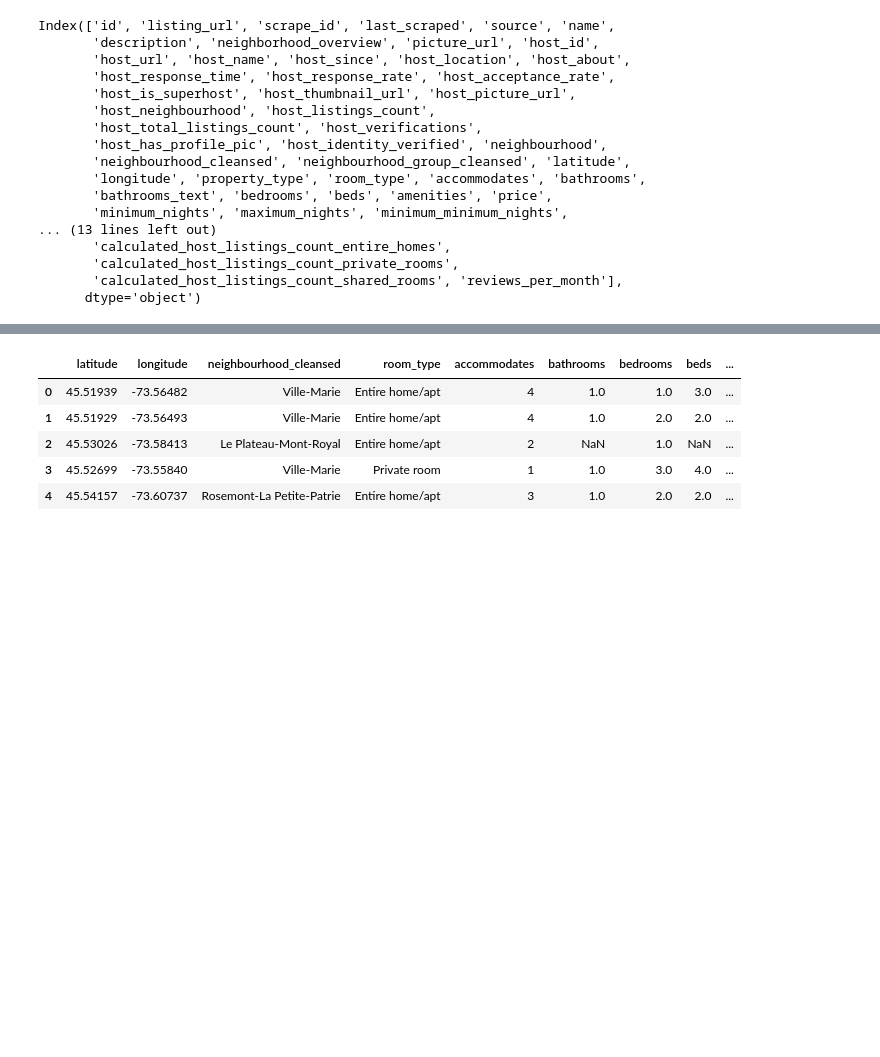
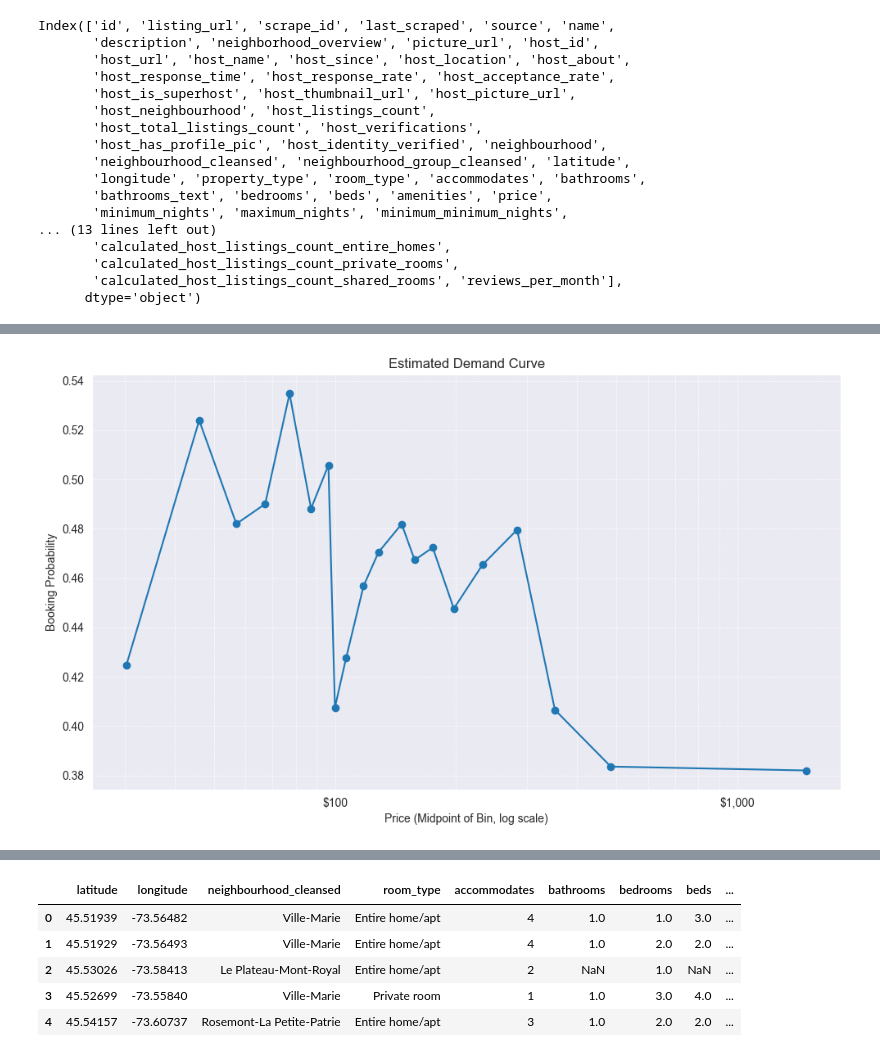
Before and after one commit to pity-piggy/bnb, a Jupyter notebook: bnb_repo/notebooks/airbnb.ipynb, the cells around one changed output, grey strips where cells are left out. Saved outputs shown, nothing was run; the diff lists cells and outputs as text; code cells hidden in the pictures; blank space fills up the shorter version.

```diff
--- a/bnb_repo/notebooks/airbnb.ipynb
+++ b/bnb_repo/notebooks/airbnb.ipynb
@@ -104,0 +208,19 @@ df = df[selected_columns].copy()
+# %%
+import matplotlib.ticker as ticker
+
+plt.figure(figsize=(10, 6))
+plt.plot(midpoints_actual_price, booking_prob.values, marker='o')
+plt.xscale("log")
+
+# Format log x-axis ticks
+ax = plt.gca()
+ax.xaxis.set_major_formatter(ticker.FuncFormatter(lambda x, _: f"${int(x):,}"))
+
+plt.xlabel("Price (Midpoint of Bin, log scale)")
+plt.ylabel("Booking Probability")
+plt.title("Estimated Demand Curve")
+plt.grid(True, which="both", linestyle="--", linewidth=0.5)
+plt.tight_layout()
+plt.show()
+# %% [output]
+[figure, added]
```
Also changed, not shown: parts of 22 cells of this notebook, 1 other file.
